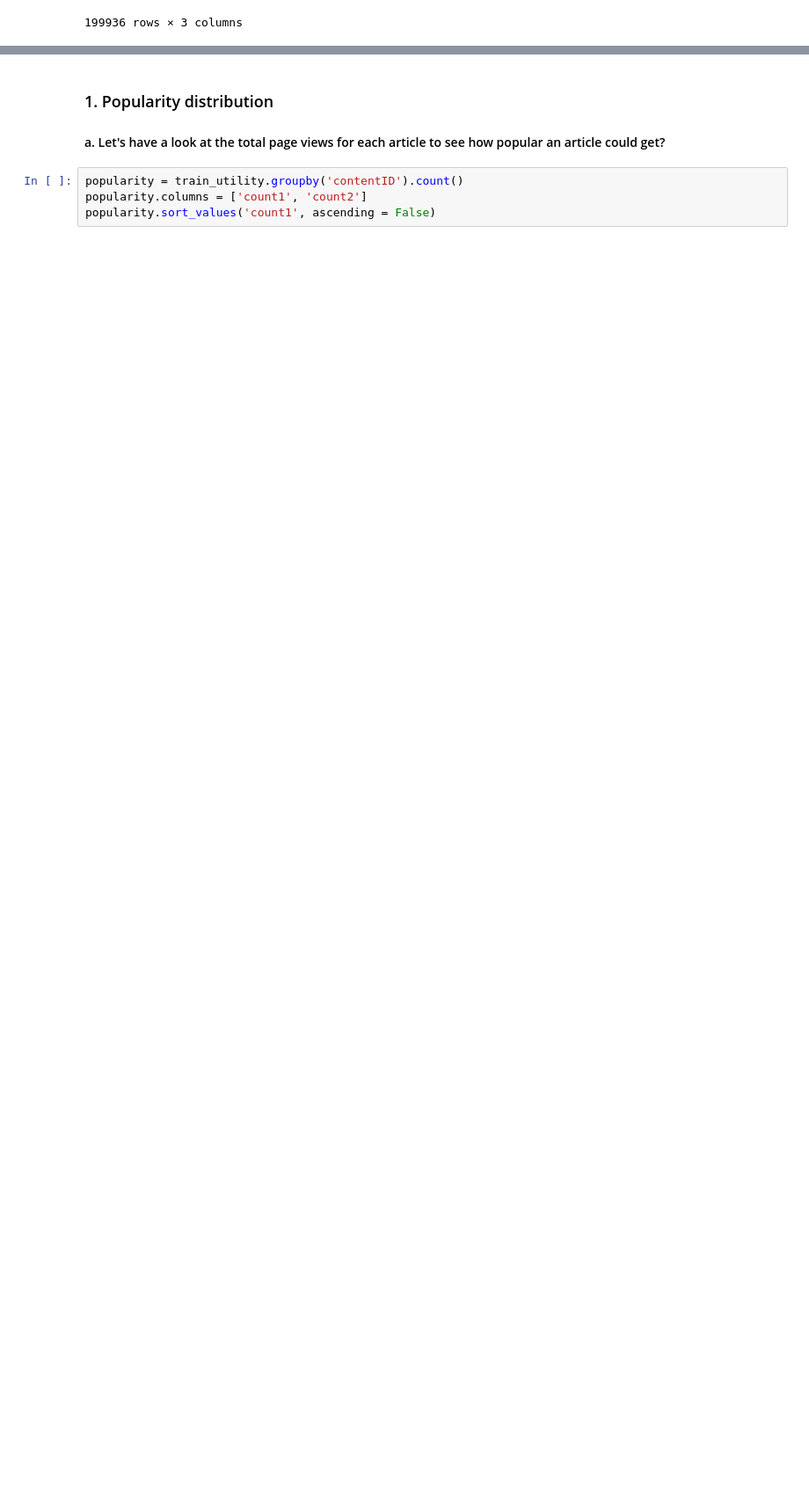
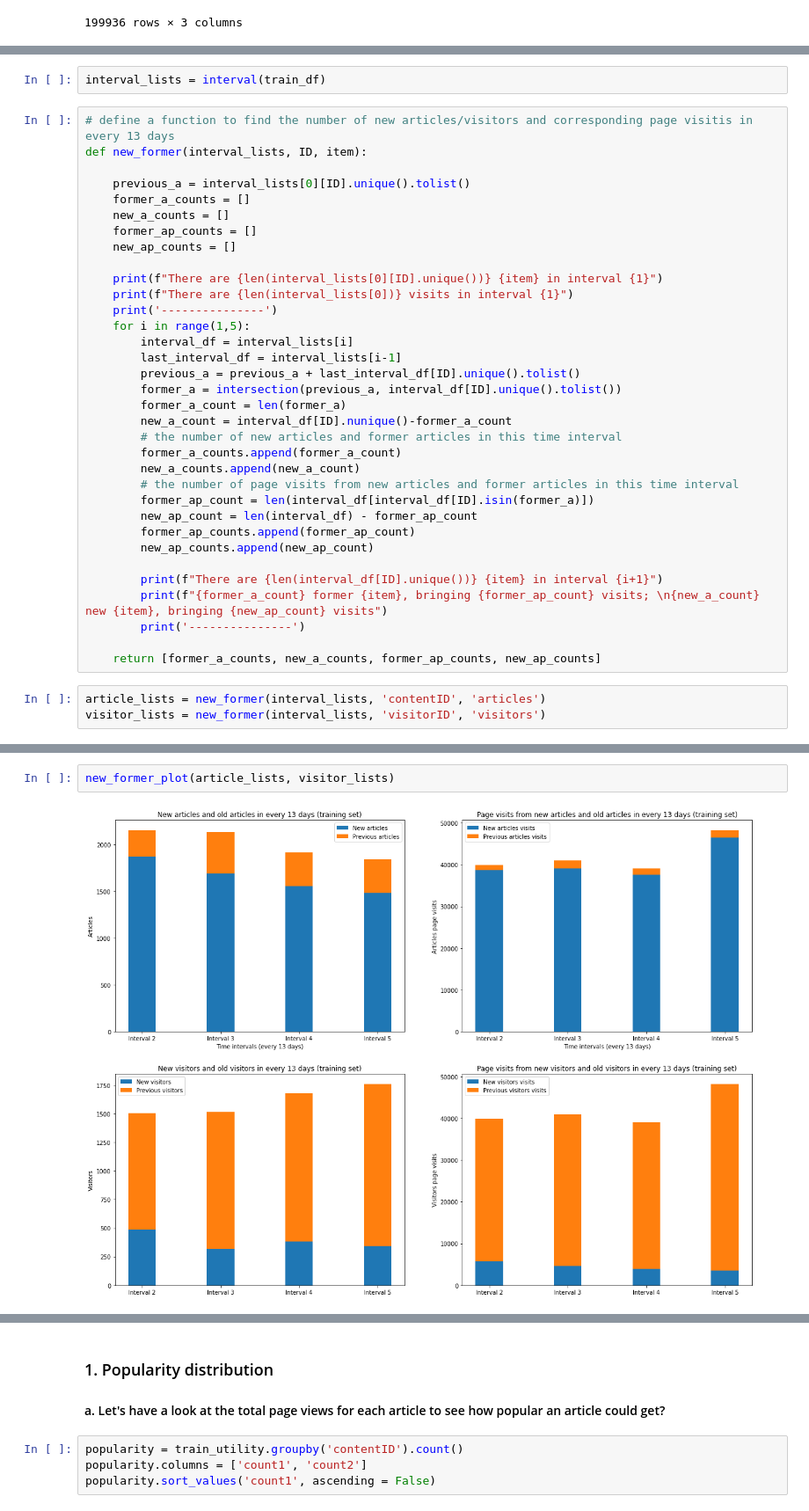
Before and after one commit to choushuiguo325/Recommendation_System_New_York_Times, a Jupyter notebook: static/NLP_EDA.ipynb, the cells around one changed output, grey strips where cells are left out. Shown at 88% size. Cells and saved outputs as stored; diff of their text form; blank space fills up the shorter version.

```diff
--- a/static/NLP_EDA.ipynb
+++ b/static/NLP_EDA.ipynb
@@ -344,0 +417,39 @@ train_utility
+# %%
+interval_lists = interval(train_df)
+# %%
+# define a function to find the number of new articles/visitors and corresponding page visitis in every 13 days
+def new_former(interval_lists, ID, item):
+
+    previous_a = interval_lists[0][ID].unique().tolist()
+    former_a_counts = []
+    new_a_counts = []
+    former_ap_counts = []
+    new_ap_counts = []
+
+    print(f"There are {len(interval_lists[0][ID].unique())} {item} in interval {1}")
+    print(f"There are {len(interval_lists[0])} visits in interval {1}")
+    print('---------------')
+    for i in range(1,5):
+        interval_df = interval_lists[i]
+        last_interval_df = interval_lists[i-1]
+        previous_a = previous_a + last_interval_df[ID].unique().tolist()
+        former_a = intersection(previous_a, interval_df[ID].unique().tolist())
+        former_a_count = len(former_a)
+        new_a_count = interval_df[ID].nunique()-former_a_count
+        # the number of new articles and former articles in this time interval
+        former_a_counts.append(former_a_count)
+        new_a_counts.append(new_a_count)
+        # the number of page visits from new articles and former articles in this time interval
+        former_ap_count = len(interval_df[interval_df[ID].isin(former_a)])
+        new_ap_count = len(interval_df) - former_ap_count
+        former_ap_counts.append(former_ap_count)
+        new_ap_counts.append(new_ap_count)
+
+        print(f"There are {len(interval_df[ID].unique())} {item} in interval {i+1}")
+        print(f"{former_a_count} former {item}, bringing {former_ap_count} visits; \n{new_a_count} new {item}, bringing {new_ap_count} visits")
+        print('---------------')
+
+    return [former_a_counts, new_a_counts, former_ap_counts, new_ap_counts]
+# %%
+article_lists = new_former(interval_lists, 'contentID', 'articles')
+visitor_lists = new_former(interval_lists, 'visitorID', 'visitors')
@@ -344,0 +522,4 @@ train_utility
+# %%
+new_former_plot(article_lists, visitor_lists)
+# %% [output]
+[figure, added]
```
Also changed, not shown: parts of 34 cells of this notebook.
